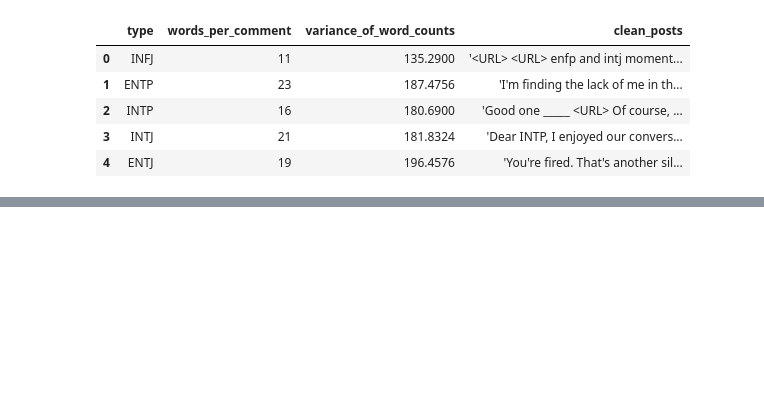
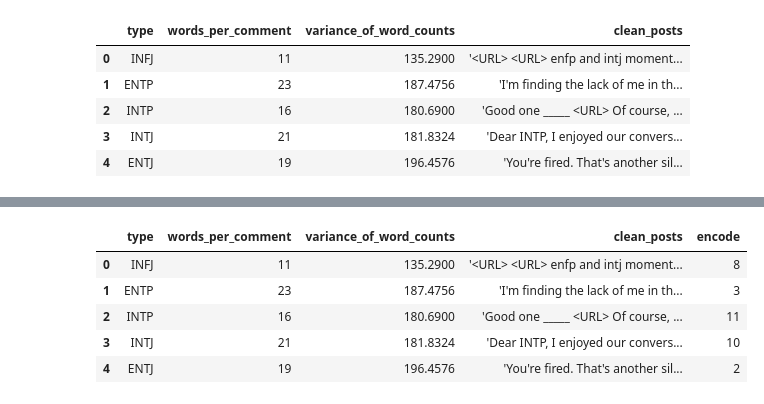
Before and after one commit to alexxuelin/cs182-final-project, a Jupyter notebook: Data Cleaning and Exploration.ipynb, the cells around one changed output, grey strips where cells are left out. Drawn from its saved outputs; the diff is of its cells as text; code cells hidden in the pictures; blank space fills up the shorter version.

```diff
--- a/Data Cleaning and Exploration.ipynb
+++ b/Data Cleaning and Exploration.ipynb
@@ -219,0 +194,8 @@ print(list_posts[1:16])
+# %%
+list_posts = []
+for i in xrange(0,len(clean)):
+    post = str(clean['clean_posts'][i])
+    temp = re.sub("[^a-zA-Z]", " ", post)
+    temp = re.sub(' +', ' ', temp).lower()
+    stemmed = stemmer.stem(" ".join([w for w in temp.split(' ') if w not in cachedStopWords]))
+    list_posts.append(stemmed)
@@ -219,0 +217,17 @@ print(list_posts[1:16])
+# %%
+stemmed = stemmed.drop(stemmed.columns[0], axis=1)
+# %%
+list_type = []
+for i in xrange(0, len(stemmed)):
+    list_type.append(stemmed['type'][i])
+encoded = lab_encoder.transform(list_type)
+# %%
+stemmed['encode'] = encoded
+stemmed.head()
+# %% [output]
+|  | type | words_per_comment | variance_of_word_counts | clean_posts | encode |
+| 0 | INFJ | 11 | 135.2900 | '<URL> <URL> enfp and intj moment... | 8 |
+| 1 | ENTP | 23 | 187.4756 | 'I'm finding the lack of me in th... | 3 |
+| 2 | INTP | 16 | 180.6900 | 'Good one _____ <URL> Of course, ... | 11 |
+| 3 | INTJ | 21 | 181.8324 | 'Dear INTP, I enjoyed our convers... | 10 |
+| 4 | ENTJ | 19 | 196.4576 | 'You're fired. That's another sil... | 2 |
```
Also changed, not shown: parts of 17 cells of this notebook, 3 other files.
